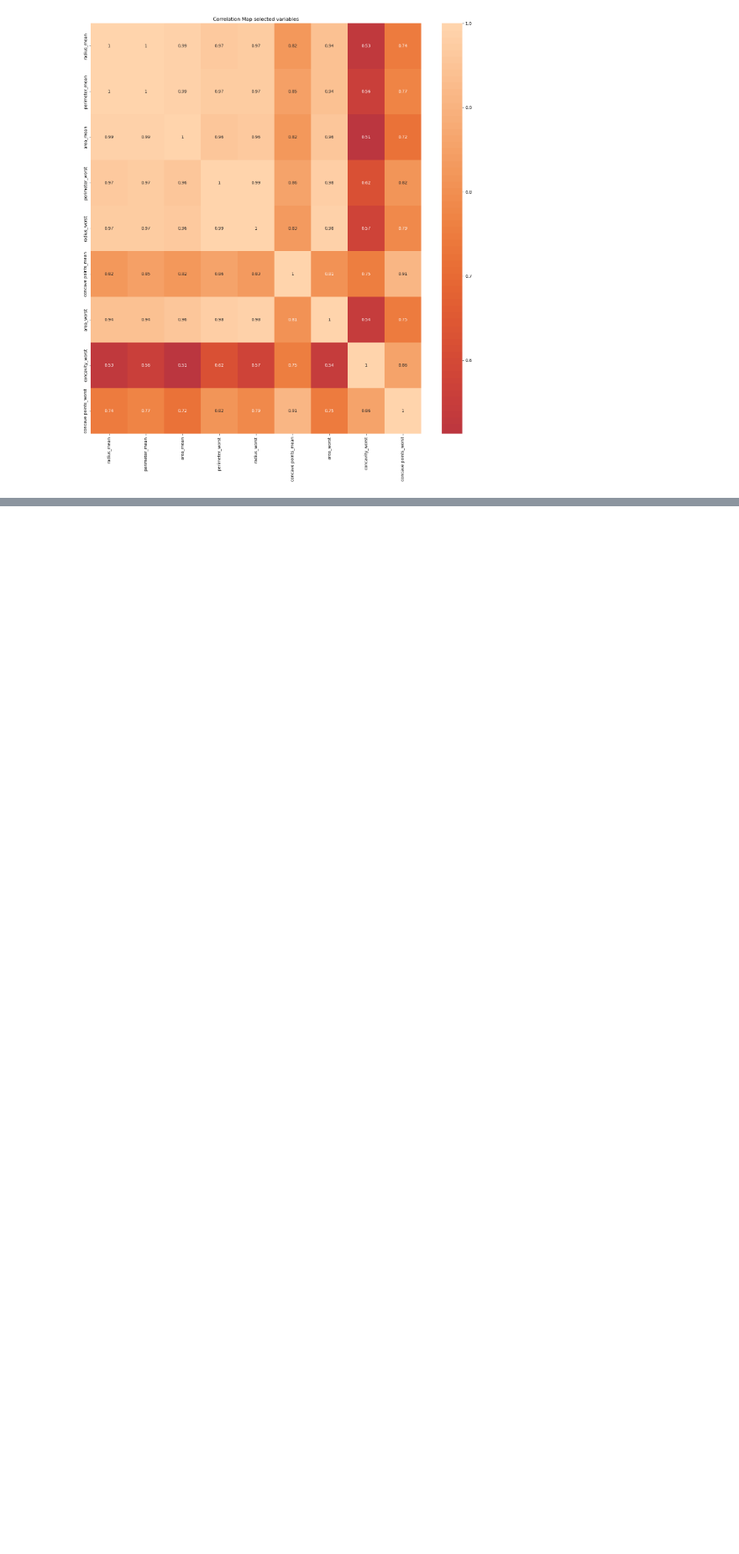
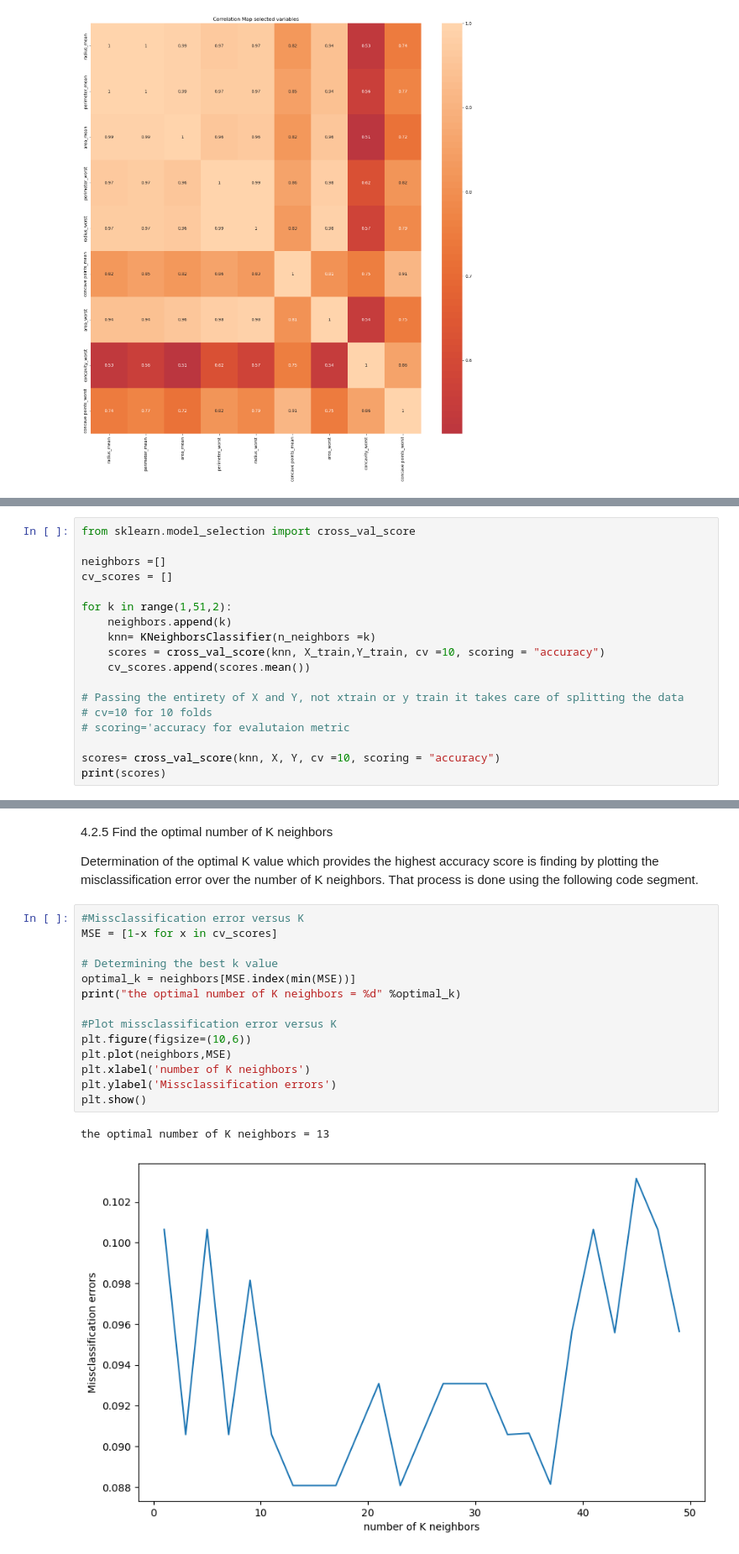
Before and after one commit to Mavvius/Data-science, a Jupyter notebook: KNN_method.ipynb, the cells around one changed output, grey strips where cells are left out. Shown at 84% size. Saved outputs shown, nothing was run; the diff lists cells and outputs as text; blank space fills up the shorter version.

```diff
--- a/KNN_method.ipynb
+++ b/KNN_method.ipynb
@@ -237,0 +238,18 @@ This is basically the value for the K. There is no ideal value for K and it is s
+# %%
+from sklearn.model_selection import cross_val_score
+
+neighbors =[]
+cv_scores = []
+
+for k in range(1,51,2):
+    neighbors.append(k)
+    knn= KNeighborsClassifier(n_neighbors =k)
+    scores = cross_val_score(knn, X_train,Y_train, cv =10, scoring = "accuracy")
+    cv_scores.append(scores.mean())
+
+# Passing the entirety of X and Y, not xtrain or y train it takes care of splitting the data
+# cv=10 for 10 folds
+# scoring='accuracy for evalutaion metric
+
+scores= cross_val_score(knn, X, Y, cv =10, scoring = "accuracy")
+print(scores)
@@ -237,0 +259,21 @@ This is basically the value for the K. There is no ideal value for K and it is s
+# %% [markdown]
+4.2.5 Find the optimal number of K neighbors
+
+Determination of the optimal K value which provides the highest accuracy score is finding by plotting the misclassification error over the number of K neighbors. That process is done using the following code segment.
+# %%
+#Missclassification error versus K
+MSE = [1-x for x in cv_scores]
+
+# Determining the best k value
+optimal_k = neighbors[MSE.index(min(MSE))]
+print("the optimal number of K neighbors = %d" %optimal_k)
+
+#Plot missclassification error versus K
+plt.figure(figsize=(10,6))
+plt.plot(neighbors,MSE)
+plt.xlabel('number of K neighbors')
+plt.ylabel('Missclassification errors')
+plt.show()
+# %% [output]
+the optimal number of K neighbors = 13
+[figure, added]
```
Also changed, not shown: parts of 26 cells of this notebook.
